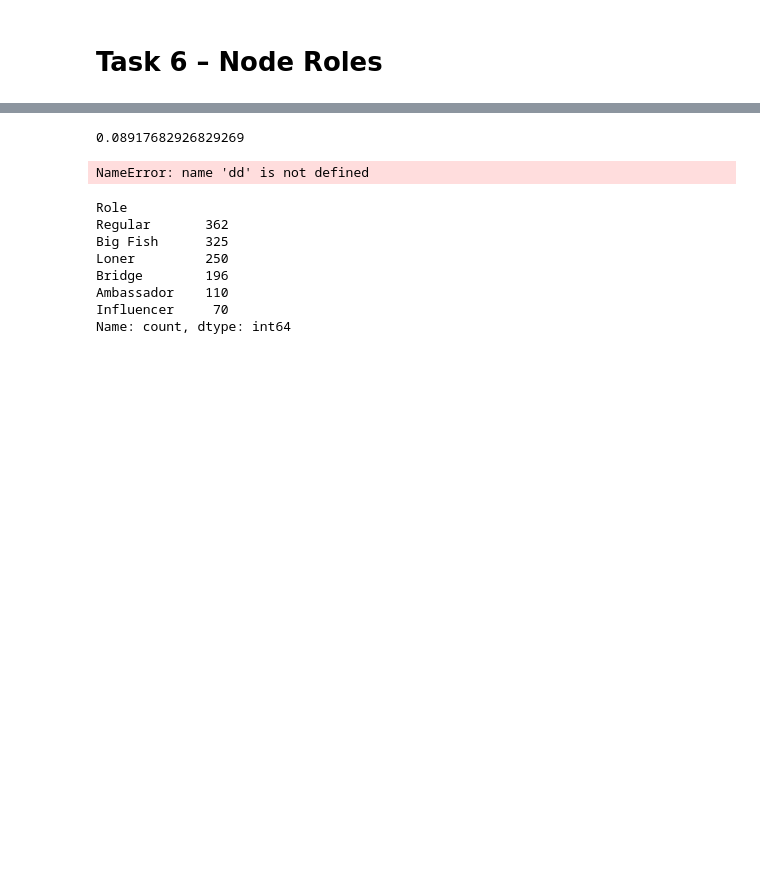
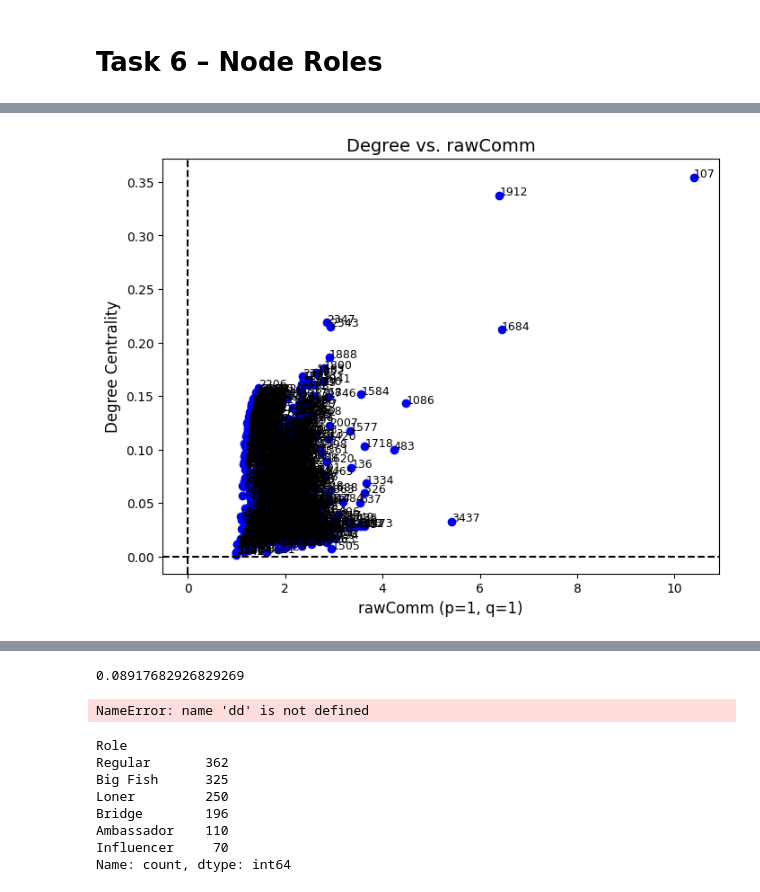
Before and after one commit to RATFIVE/PorfolioExamDataMining, a Jupyter notebook: code/experiments_graph.ipynb, the cells around one changed output, grey strips where cells are left out. Drawn from its saved outputs; the diff is of its cells as text; code cells hidden in the pictures; blank space fills up the shorter version.

Commit message:
add compute raw function to Task 6 for node roles

```diff
--- a/code/experiments_graph.ipynb
+++ b/code/experiments_graph.ipynb
@@ -557,0 +575,7 @@ plt.show()
+# %%
+p = 1  # Parameter p
+q = 1  # Parameter q
+
+# Compute rawComm for all nodes
+raw_comm_values = {u: compute_raw_comm_u(G, u, p, q) for u in G.nodes()}
+print(raw_comm_values)
@@ -557,0 +584,77 @@ plt.show()
+# %%
+import numpy as np
+
+# Compute scores
+raw_comm_values = {u: compute_raw_comm_u(G, u, p, q) for u in G.nodes()}
+
+degree_centrality = nx.degree_centrality(G)
+
+# Extract values
+rawComm_vals = list(raw_comm_values.values())
+degree_vals = [degree_centrality[node] for node in G.nodes]
+
+# Plot
+plt.figure(figsize=(8, 6))
+plt.scatter(rawComm_vals, degree_vals, color='blue')
+for i, node in enumerate(G.nodes):
+    plt.text(rawComm_vals[i], degree_vals[i], s=node, fontsize=9)
+
+plt.axhline(0, color='black', linestyle='--')
+plt.axvline(0, color='black', linestyle='--')
+plt.xlabel(f"rawComm (p={p}, q={q})", fontsize=12)
+plt.ylabel("Degree Centrality", fontsize=12)
+plt.title("Degree vs. rawComm", fontsize=14)
+plt.show()
+
+
+
+import numpy as np
+import matplotlib.pyplot as plt
+from scipy.stats import zscore
+from adjustText import adjust_text
+
+rawComm_z = zscore(rawComm_vals)
+degree_z = zscore(degree_vals)
+
+# Classify nodes into roles
+roles = {}
+for i, node in enumerate(G.nodes):
+    if degree_z[i] <= 0 and rawComm_z[i] <= 0:
+        roles[node] = 'Loner'
+    elif degree_z[i] >= 0 and rawComm_z[i] <= 0:
+        roles[node] = 'Big Fish'
+    elif degree_z[i] <= 0 and rawComm_z[i] >= 0:
+        roles[node] = 'Bridge'
+    elif degree_z[i] >= 0 and rawComm_z[i] >= 0:
+        roles[node] = 'Ambassador'
+
+# Plot the diagram
+plt.figure(figsize=(8, 6))
+colors = {'Big Fish': 'blue', 'Ambassador': 'green', 'Loner': 'red', 'Bridge': 'purple'}
+texts = []
+for i, node in enumerate(G.nodes):
+    plt.scatter(rawComm_z[i], degree_z[i], color=colors[roles[node]], label=roles[node])
+    plt.text(rawComm_z[i], degree_z[i], s=node, fontsize=8)
+    texts.append(plt.text(rawComm_z[i], degree_z[i], s=node, fontsize=8))
+
+# Add dividing lines
+plt.axhline(0, color='black', linestyle='--')
+plt.axvline(0, color='black', linestyle='--')
+
+# Customize plot
+plt.xlabel(xlabel="Z-Score of rawComm", fontsize=12)
+plt.ylabel(ylabel="Z-Score of Degree Centrality", fontsize=12)
+plt.title(label="Node Roles Based on rawComm and Degree Centrality", fontsize=14)
+
+# Add legend
+handles = [plt.Line2D(xdata=[0], ydata=[0], marker='o', color='w', label=role, markerfacecolor=color, markersize=10)
+           for role, color in colors.items()]
+plt.legend(handles=handles, title="Roles")
+# # Set axis limits
+# plt.xlim(-4, 4)
+# plt.ylim(-3, 3)
+#adjust_text(texts, arrowprops=dict(arrowstyle='->', color='gray'))
+
+plt.show()
+# %% [output]
+[figure, added]
```
Also changed, not shown: parts of 8 cells of this notebook.
